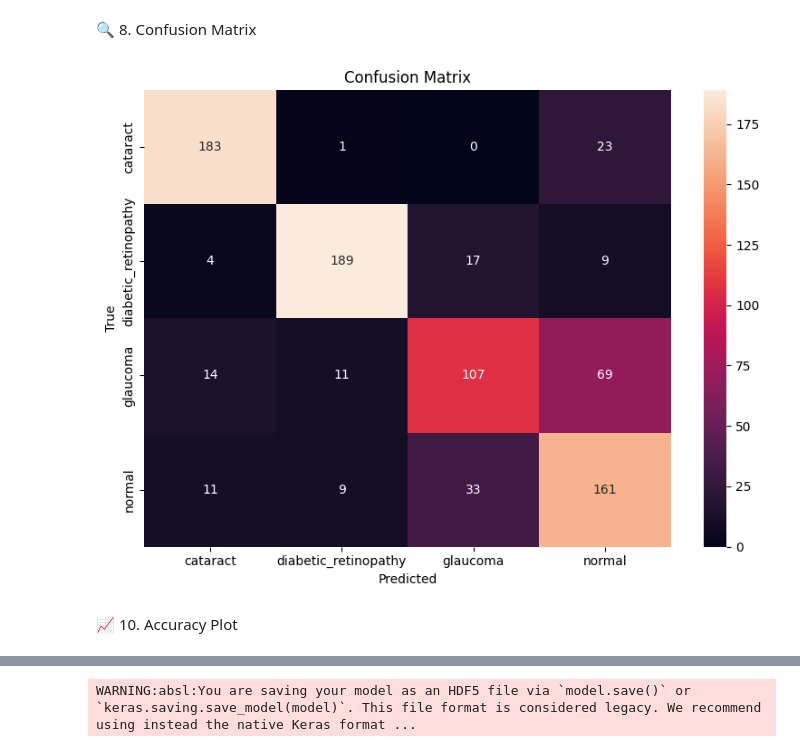
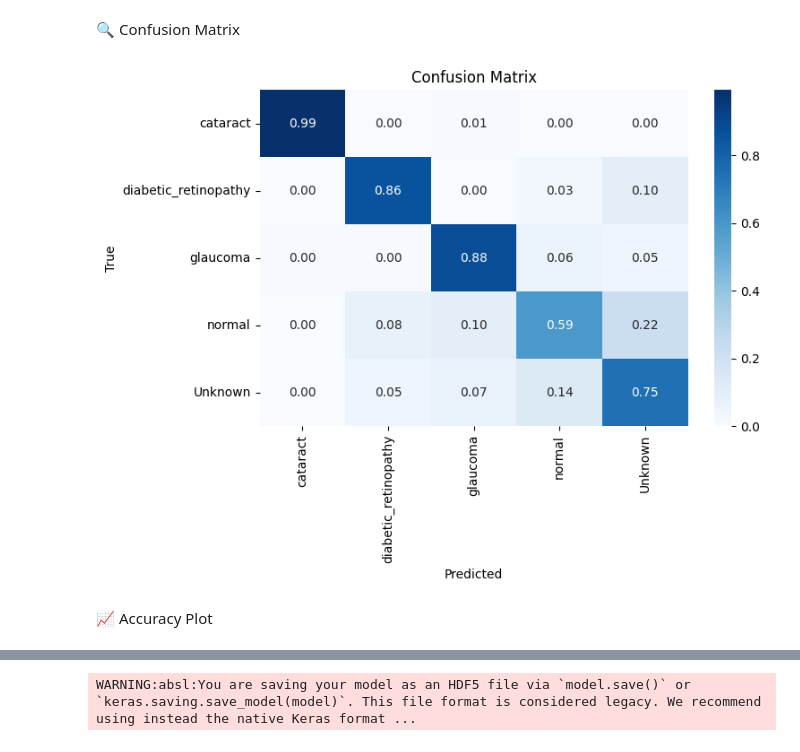
Before and after one commit to mdiibrahim/Eye-Disease-Detection, a Jupyter notebook: models/eye_diseases_detection_vgg16.ipynb, the cells around one changed output, grey strips where cells are left out. Saved outputs shown, nothing was run; the diff lists cells and outputs as text; code cells hidden in the pictures.

```diff
--- a/models/eye_diseases_detection_vgg16.ipynb
+++ b/models/eye_diseases_detection_vgg16.ipynb
@@ -31,5 +56,5 @@ logging.info(f"Subfolders found: {os.listdir(DATASET_PATH)}")
 IMG_SIZE = (224, 224)
 BATCH_SIZE = 32
 EPOCHS = 30
-CATEGORIES = ["cataract", "diabetic_retinopathy", "glaucoma", "normal"]
+CATEGORIES = ["cataract", "diabetic_retinopathy", "glaucoma", "normal", "Unknown"]
 # %% [markdown]
@@ -74,17 +101,33 @@ Found 841 images belonging to 4 classes.
 # %%
-# Load base VGG16 model
+# Load base VGG16 model (without top layer)
 base_model = VGG16(weights="imagenet", include_top=False, input_shape=(224, 224, 3))
-for layer in base_model.layers[:-4]:
+
+# 🔓 Unfreeze last 10 layers for fine-tuning
+for layer in base_model.layers[:-10]:
     layer.trainable = False
-for layer in base_model.layers[-4:]:
+for layer in base_model.layers[-10:]:
     layer.trainable = True
 
+# 🧠 Custom classification head
 x = GlobalAveragePooling2D()(base_model.output)
+x = Dense(256, activation='relu')(x)
+x = Dropout(0.5)(x)
 x = Dense(128, activation='relu')(x)
-x = Dropout(0.5)(x)
-output = Dense(len(CATEGORIES), activation='softmax')(x)
+x = Dropout(0.3)(x)
 
+# 🔚 Output layer for 5 classes
+output = Dense(5, activation='softmax')(x)
+
+# ✅ Final model
 model = Model(inputs=base_model.input, outputs=output)
-model.compile(optimizer=tf.keras.optimizers.Adam(1e-5), loss='categorical_crossentropy', metrics=['accuracy'])
+
+# 🔧 Compile with low learning rate
+model.compile(
+    optimizer=tf.keras.optimizers.Adam(1e-5),
+    loss='categorical_crossentropy',
+    metrics=['accuracy']
+)
+
+# 🔍 Summary
 model.summary()
 # %% [output]
@@ -116,8 +157,14 @@ Model: "functional"
 # %%
 # ⚖️ Compute Class Weights
 y_train = train_data.classes
-class_weights = compute_class_weight(class_weight='balanced', classes=np.unique(y_train), y=y_train)
+class_weights = compute_class_weight(
+    class_weight='balanced',
+    classes=np.unique(y_train),
+    y=y_train
+)
 class_weights = dict(enumerate(class_weights))
+print("Class Weights:", class_weights)
+print("Class Indices:", train_data.class_indices)
 
 # ⏱️ Callbacks
 callbacks = [
@@ -179,18 +300,19 @@ diabetic_retinopathy       0.90      0.86      0.88       219
 # %% [markdown]
-🔍 8. Confusion Matrix
+🔍 Confusion Matrix
 # %%
 cm = confusion_matrix(y_true, y_pred)
 plt.figure(figsize=(8, 6))
-sns.heatmap(cm, annot=True, fmt='d', xticklabels=CATEGORIES, yticklabels=CATEGORIES)
+cm_normalized = cm.astype('float') / cm.sum(axis=1)[:, np.newaxis]
+sns.heatmap(cm_normalized, annot=True, fmt='.2f', cmap='Blues', xticklabels=CATEGORIES, yticklabels=CATEGORIES)
 plt.xlabel("Predicted")
 plt.ylabel("True")
 plt.title("Confusion Matrix")
 plt.tight_layout()
 plt.show()
 # %% [output]
-[figure, old version]
+[figure, new version]
 # %% [markdown]
-📈 10. Accuracy Plot
+📈 Accuracy Plot
 # %%
 plt.figure(figsize=(8, 5))
 plt.plot(history.history['accuracy'], label='Train Accuracy')
```
Also changed, not shown: parts of 24 cells of this notebook, 6 other files.
